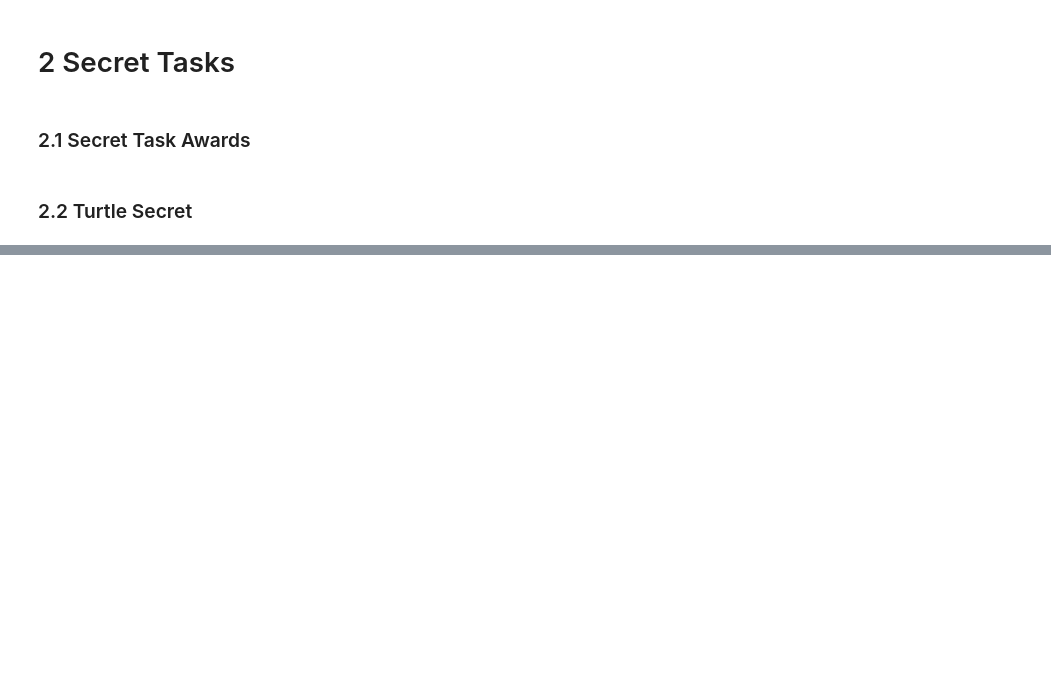
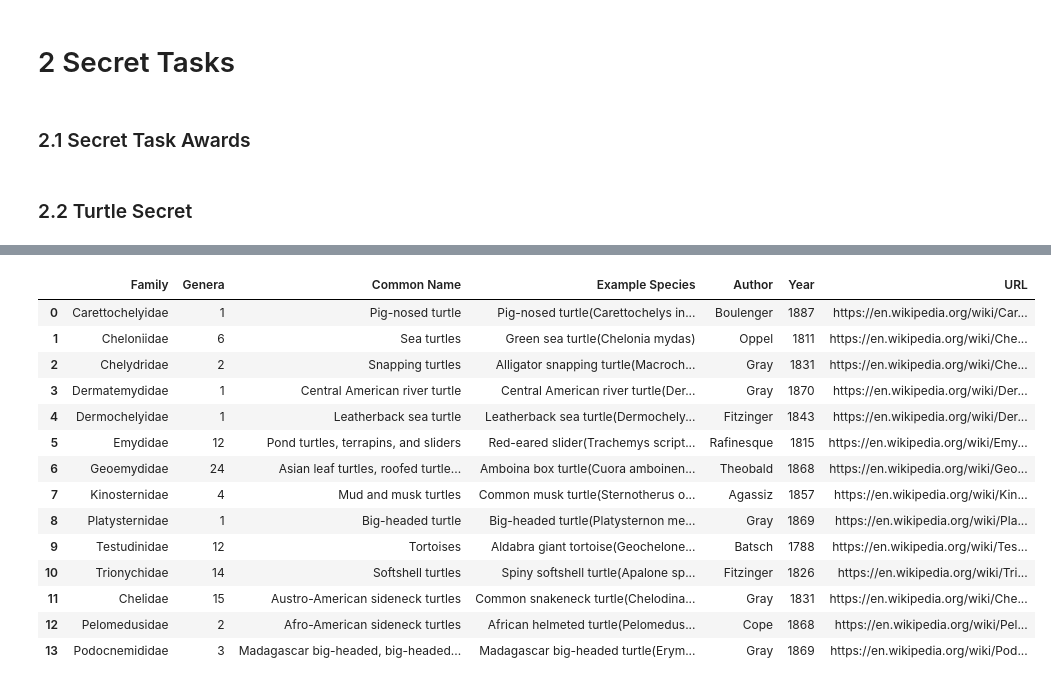
Before and after one commit to Bharragan/DataScrappingGestionTI, a Jupyter notebook: tarea2_integrado.ipynb, the cells around one changed output, grey strips where cells are left out. Saved outputs shown, nothing was run; the diff lists cells and outputs as text; code cells hidden in the pictures; blank space fills up the shorter version.

```diff
--- a/tarea2_integrado.ipynb
+++ b/tarea2_integrado.ipynb
@@ -414,0 +445,38 @@ awards_secret_df
+# %%
+from selenium.webdriver.firefox.options import Options as FirefoxOptions
+import pandas as pd
+from bs4 import BeautifulSoup
+from selenium.webdriver.common.by import By
+from selenium import webdriver
+
+# Configurar el navegador
+options = FirefoxOptions()
+options.add_argument("--headless")
+driver = webdriver.Firefox(options=options)
+
+awards_secret_url = 'https://en.wikipedia.org/wiki/List_of_Testudines_families'
+driver.get(awards_secret_url)
+
+table = driver.find_element(By.TAG_NAME, "table")
+table_html = table.get_attribute("outerHTML")
+soup = BeautifulSoup(table_html, "html.parser")
+
+dfs_to_concat = []
+
+rows = soup.find_all("tr")
+for row in rows:
+    cells = row.find_all("td")
+    if len(cells) >= 5:
+        family_author_text = cells[0].get_text(strip=True)
+        family, author, year = extract_family_author_year(family_author_text)
+        genera = cells[1].get_text(strip=True)
+        common_name = cells[2].get_text(strip=True)
+        example_species = cells[3].get_text(strip=True)
+        df = pd.DataFrame({"Family": [family], "Genera": [genera], "Common Name": [common_name], "Example Species": [example_species], "Author": [author], "Year": [year]})
+        dfs_to_concat.append(df)
+
+driver.close()
+
+turtle_secret_df = pd.concat(dfs_to_concat, ignore_index=True)
+
+turtle_secret_df
@@ -414,0 +499,20 @@ awards_secret_df
+# %%
+turtle_secret_df['URL'] = 'https://en.wikipedia.org/wiki/' + turtle_secret_df['Family']
+
+turtle_secret_df
+# %% [output]
+|  | Family | Genera | Common Name | Example Species | Author | Year | URL |
+| 0 | Carettochelyidae | 1 | Pig-nosed turtle | Pig-nosed turtle(Carettochelys in... | Boulenger | 1887 | https://en.wikipedia.org/wiki/Car... |
+| 1 | Cheloniidae | 6 | Sea turtles | Green sea turtle(Chelonia mydas) | Oppel | 1811 | https://en.wikipedia.org/wiki/Che... |
+| 2 | Chelydridae | 2 | Snapping turtles | Alligator snapping turtle(Macroch... | Gray | 1831 | https://en.wikipedia.org/wiki/Che... |
+| 3 | Dermatemydidae | 1 | Central American river turtle | Central American river turtle(Der... | Gray | 1870 | https://en.wikipedia.org/wiki/Der... |
+| 4 | Dermochelyidae | 1 | Leatherback sea turtle | Leatherback sea turtle(Dermochely... | Fitzinger | 1843 | https://en.wikipedia.org/wiki/Der... |
+| 5 | Emydidae | 12 | Pond turtles, terrapins, and sliders | Red-eared slider(Trachemys script... | Rafinesque | 1815 | https://en.wikipedia.org/wiki/Emy... |
+| 6 | Geoemydidae | 24 | Asian leaf turtles, roofed turtle... | Amboina box turtle(Cuora amboinen... | Theobald | 1868 | https://en.wikipedia.org/wiki/Geo... |
+| 7 | Kinosternidae | 4 | Mud and musk turtles | Common musk turtle(Sternotherus o... | Agassiz | 1857 | https://en.wikipedia.org/wiki/Kin... |
+| 8 | Platysternidae | 1 | Big-headed turtle | Big-headed turtle(Platysternon me... | Gray | 1869 | https://en.wikipedia.org/wiki/Pla... |
+| 9 | Testudinidae | 12 | Tortoises | Aldabra giant tortoise(Geochelone... | Batsch | 1788 | https://en.wikipedia.org/wiki/Tes... |
+| 10 | Trionychidae | 14 | Softshell turtles | Spiny softshell turtle(Apalone sp... | Fitzinger | 1826 | https://en.wikipedia.org/wiki/Tri... |
+| 11 | Chelidae | 15 | Austro-American sideneck turtles | Common snakeneck turtle(Chelodina... | Gray | 1831 | https://en.wikipedia.org/wiki/Che... |
+| 12 | Pelomedusidae | 2 | Afro-American sideneck turtles | African helmeted turtle(Pelomedus... | Cope | 1868 | https://en.wikipedia.org/wiki/Pel... |
+| 13 | Podocnemididae | 3 | Madagascar big-headed, big-headed... | Madagascar big-headed turtle(Erym... | Gray | 1869 | https://en.wikipedia.org/wiki/Pod... |
```
Also changed, not shown: parts of 6 cells of this notebook, 1 other file.
